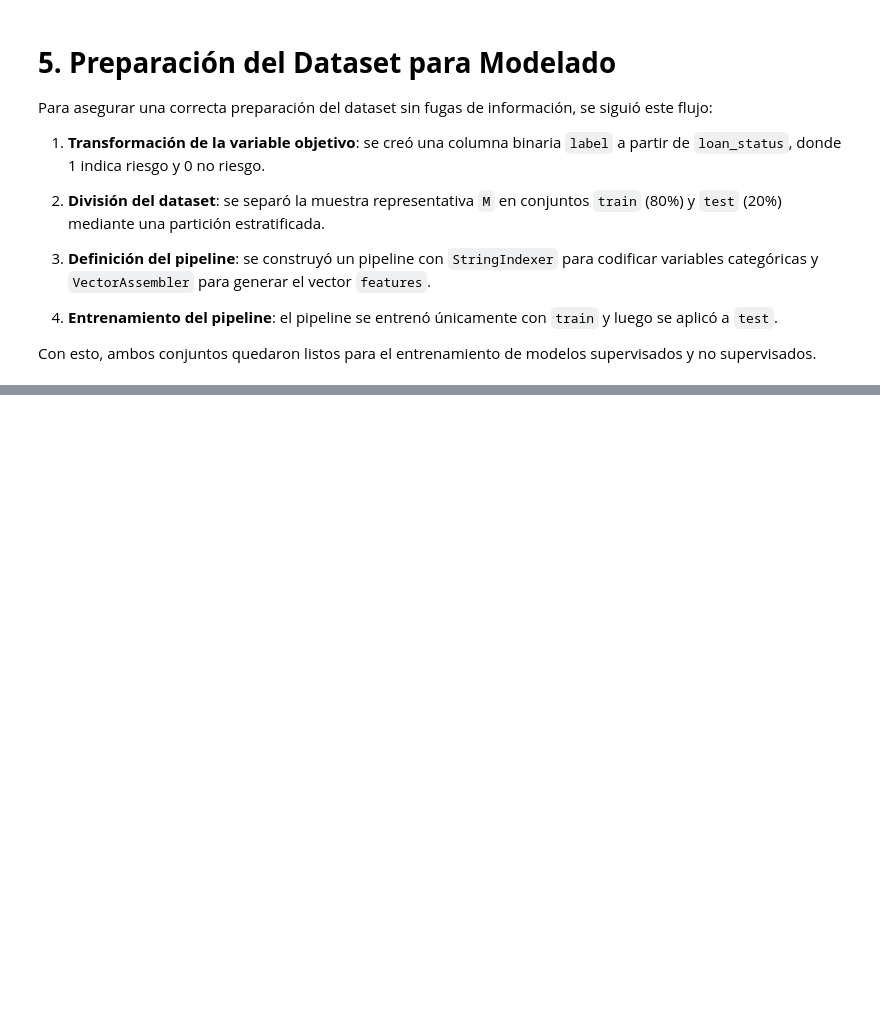
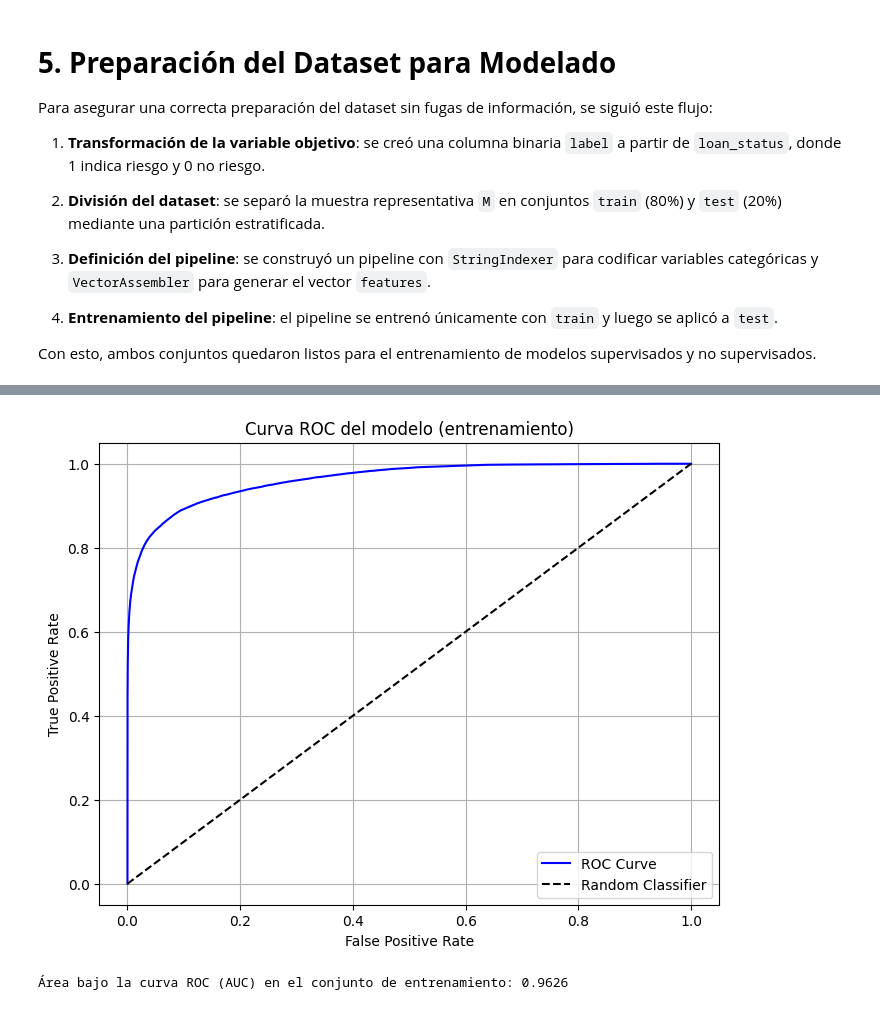
Before and after one commit to OSC4R-LUIS/BIGDATA, a Jupyter notebook: Proyecto final.ipynb, the cells around one changed output, grey strips where cells are left out. Drawn from its saved outputs; the diff is of its cells as text; code cells hidden in the pictures; blank space fills up the shorter version.

```diff
--- a/Proyecto final.ipynb
+++ b/Proyecto final.ipynb
@@ -1263,0 +1552,23 @@ test.groupBy("label").count().orderBy("label").show()
+# %%
+# Obtener resumen del modelo entrenado
+trainingSummary = modelo.summary
+
+# Convertir a Pandas la curva ROC
+lrROC = trainingSummary.roc.toPandas()
+
+# Graficar la curva ROC
+plt.figure(figsize=(8,6))
+plt.plot(lrROC['FPR'], lrROC['TPR'], label="ROC Curve", color='blue')
+plt.plot([0, 1], [0, 1], 'k--', label="Random Classifier")
+plt.xlabel('False Positive Rate')
+plt.ylabel('True Positive Rate')
+plt.title('Curva ROC del modelo (entrenamiento)')
+plt.legend(loc='lower right')
+plt.grid(True)
+plt.show()
+
+# Mostrar el valor de AUC
+print(f'Área bajo la curva ROC (AUC) en el conjunto de entrenamiento: {trainingSummary.areaUnderROC:.4f}')
+# %% [output]
+[figure, added]
+Área bajo la curva ROC (AUC) en el conjunto de entrenamiento: 0.9626
```
Also changed, not shown: parts of 35 cells of this notebook.
